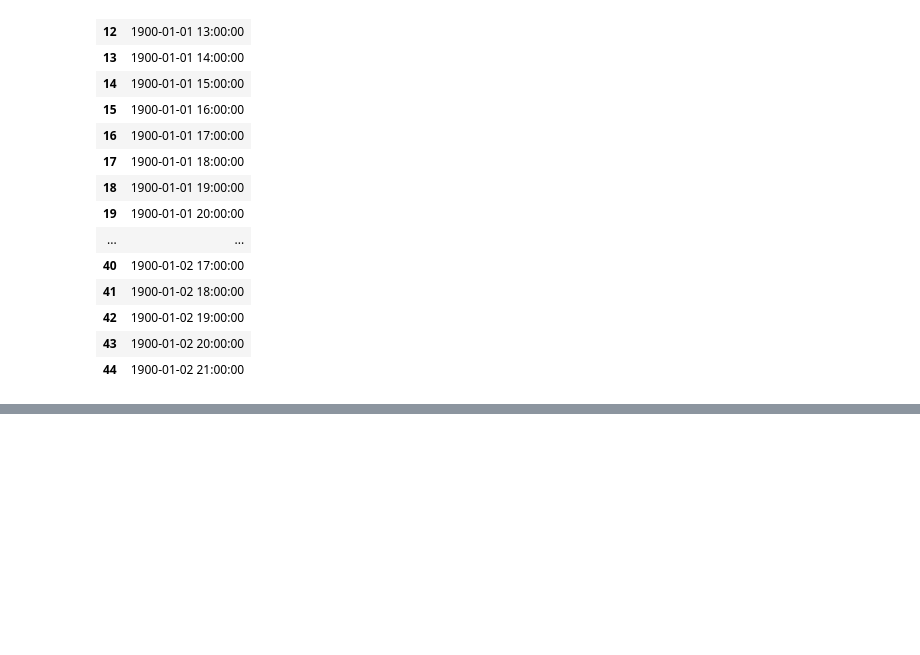
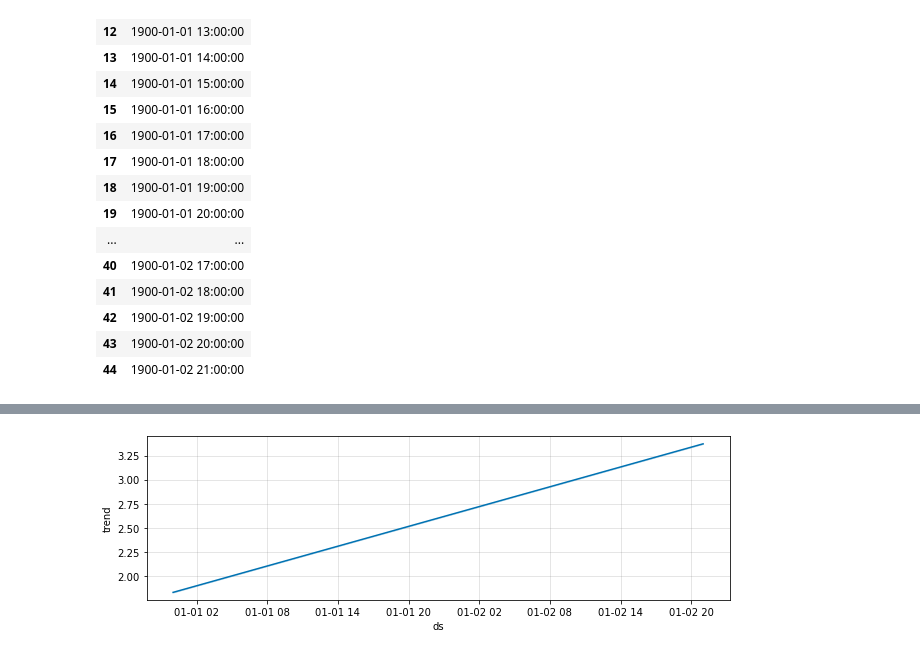
Before and after one commit to carol-xavier/Anomaly-Detection, a Jupyter notebook: Problem_Solution/Pynomaly_2.ipynb, the cells around one changed output, grey strips where cells are left out. Saved outputs shown, nothing was run; the diff lists cells and outputs as text; code cells hidden in the pictures; blank space fills up the shorter version.

```diff
--- a/Problem_Solution/Pynomaly_2.ipynb
+++ b/Problem_Solution/Pynomaly_2.ipynb
@@ -110,0 +103,4 @@ fig1 = m.plot(forecast)
+# %%
+comp = m.plot_components(forecast)
+# %% [output]
+[figure, added]
```
Also changed, not shown: parts of 9 cells of this notebook, 9 other files.
